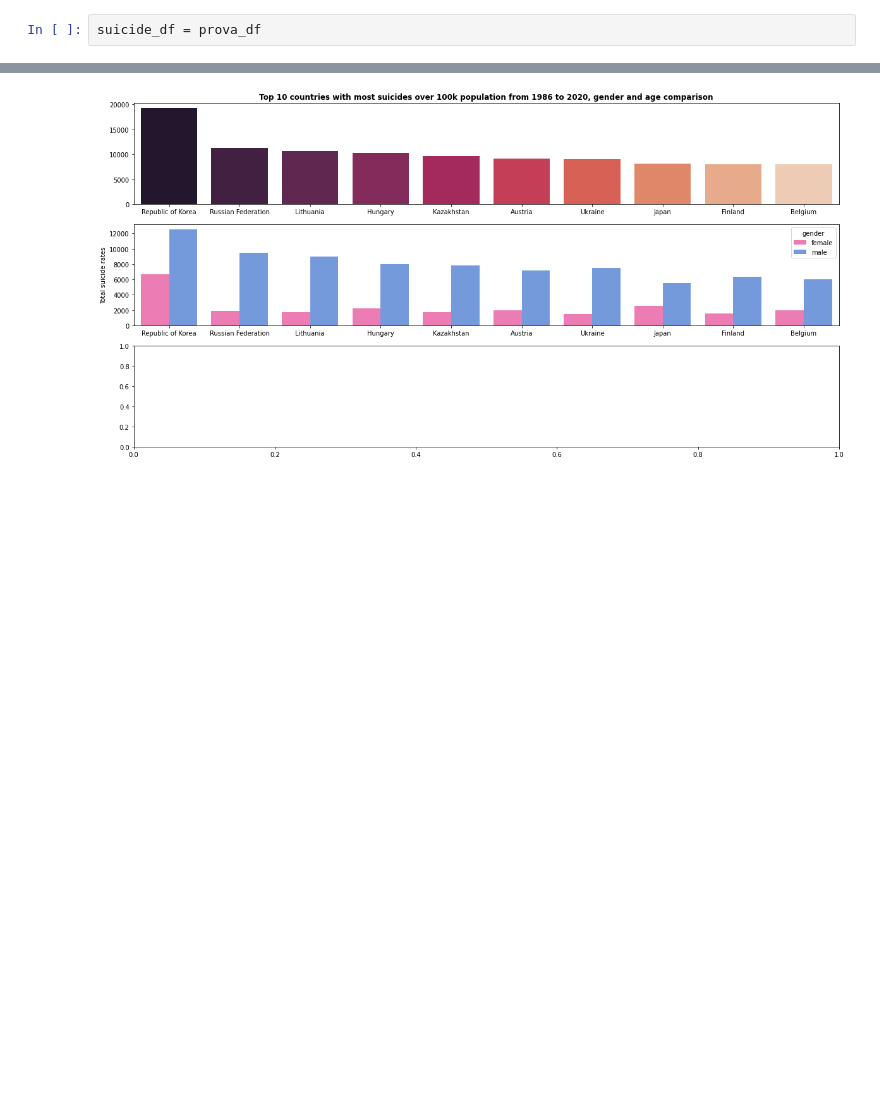
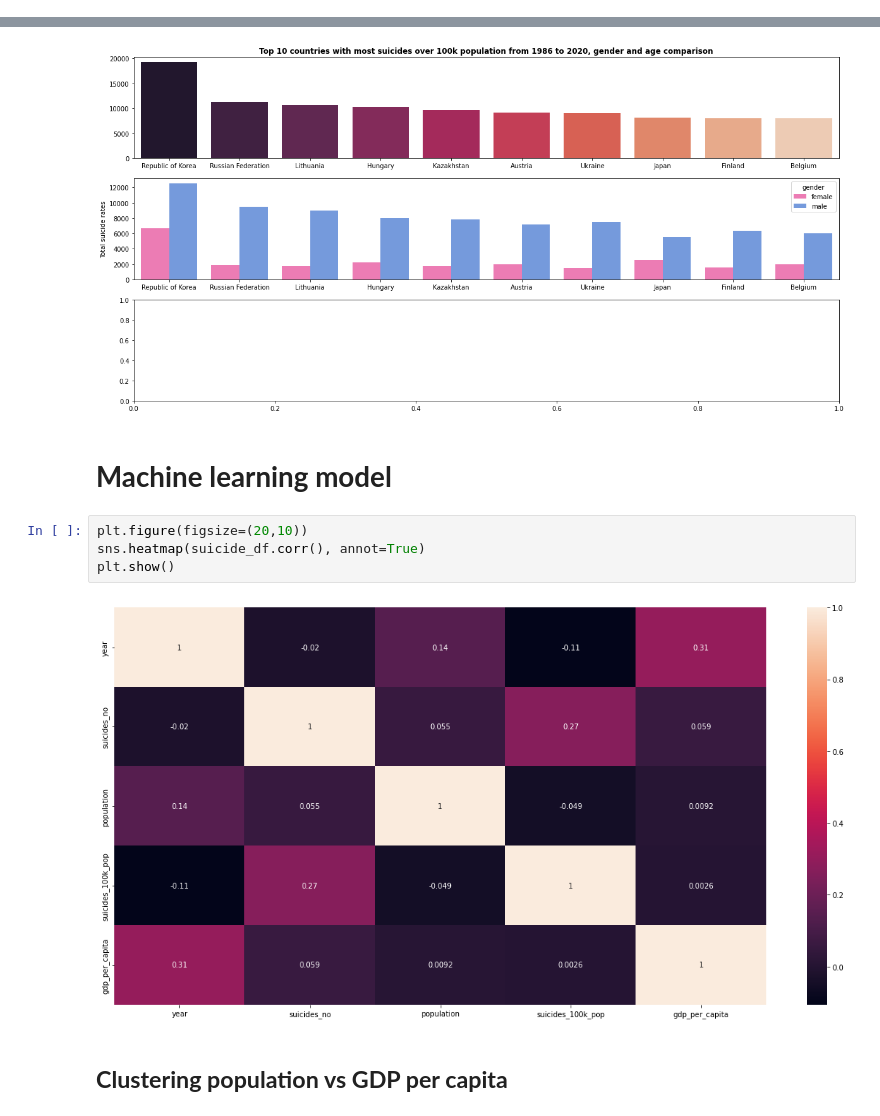
Before and after one commit to marcocolognesi/programming_class_final_project, a Jupyter notebook: final_project.ipynb, the cells around one changed output, grey strips where cells are left out. Drawn from its saved outputs; the diff is of its cells as text; blank space fills up the shorter version.

```diff
--- a/final_project.ipynb
+++ b/final_project.ipynb
@@ -1018,5 +1026,3 @@ Data columns (total 9 columns):
  8   gdp_per_capita     31756 non-null  float64
 dtypes: float64(3), int64(2), object(4)
 memory usage: 2.2+ MB
-# %%
-suicide_df = prova_df
@@ -1116,3 +1150,13 @@ ax[1].set_xlabel('')
 plt.show()
 # %% [output]
 [figure]
+# %% [markdown]
+# **Machine learning model**
+# %%
+plt.figure(figsize=(20,10))
+sns.heatmap(suicide_df.corr(), annot=True)
+plt.show()
+# %% [output]
+[figure, added]
+# %% [markdown]
+## **Clustering population vs GDP per capita**
```
Also changed, not shown: parts of 26 cells of this notebook.
